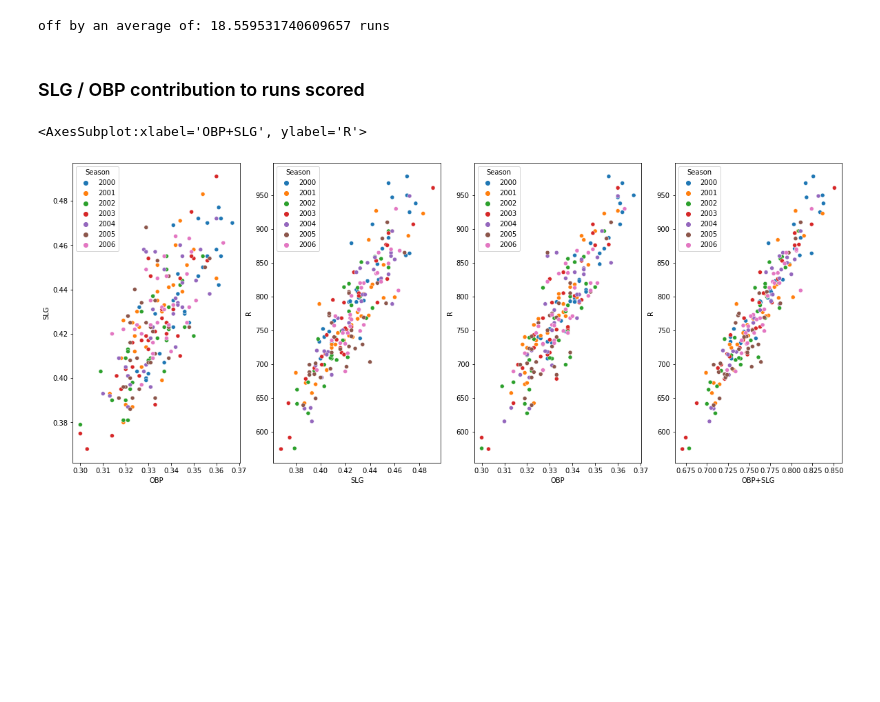
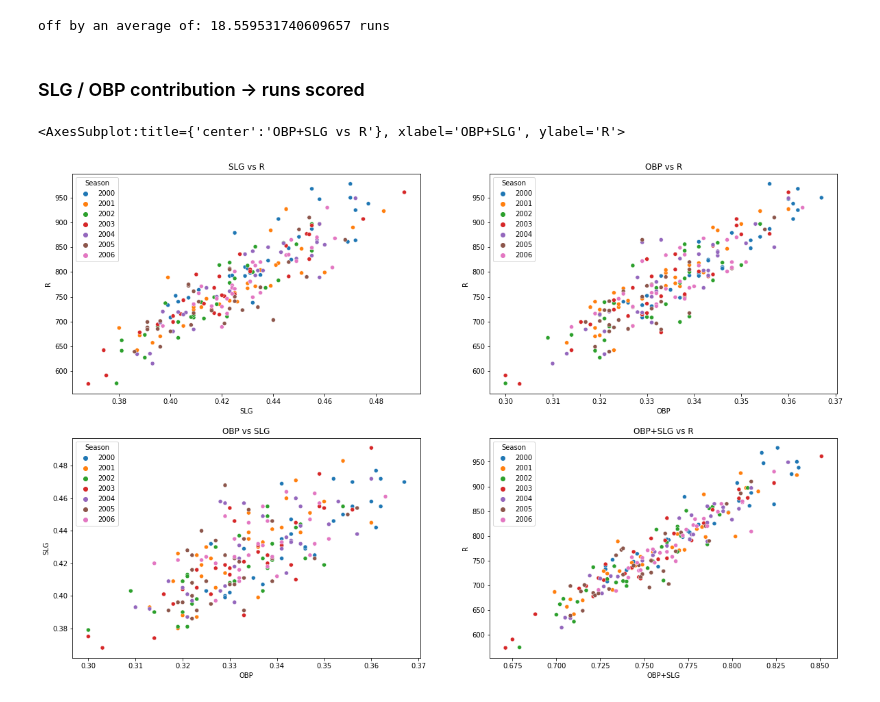
Before and after one commit to dpasse/monte, a Jupyter notebook: workspace/mlb/runs_created_reg.ipynb, the cells around one changed output. Drawn from its saved outputs; the diff is of its cells as text; code cells hidden in the pictures; blank space fills up the shorter version.

```diff
--- a/workspace/mlb/runs_created_reg.ipynb
+++ b/workspace/mlb/runs_created_reg.ipynb
@@ -186,17 +186,24 @@ print('off by an average of:', df_pred.ABS_DIFF.mean(), 'runs')
 # %% [output]
 off by an average of: 18.559531740609657 runs
 # %% [markdown]
-### SLG / OBP contribution to runs scored
+### SLG / OBP contribution -> runs scored
-# %%
-fig, axes = plt.subplots(1, 4, figsize=(20, 8))
-
-sns.scatterplot(ax=axes[0], data=df, x='OBP', y='SLG', hue='Season')
-sns.scatterplot(ax=axes[1], data=df, x='SLG', y='R', hue='Season')
-sns.scatterplot(ax=axes[2], data=df, x='OBP', y='R', hue='Season')
-sns.scatterplot(ax=axes[3], data=df, x='OBP+SLG', y='R', hue='Season')
-# %% [output]
-<AxesSubplot:xlabel='OBP+SLG', ylabel='R'>
-[figure, removed]
+# %%
+fig, axes = plt.subplots(2, 2, figsize=(20, 13))
+
+axes[0, 0].set_title('SLG vs R')
+sns.scatterplot(ax=axes[0, 0], data=df, x='SLG', y='R', hue='Season')
+
+axes[0, 1].set_title('OBP vs R')
+sns.scatterplot(ax=axes[0, 1], data=df, x='OBP', y='R', hue='Season')
+
+axes[1, 0].set_title('OBP vs SLG')
+sns.scatterplot(ax=axes[1, 0], data=df, x='OBP', y='SLG', hue='Season')
+
+axes[1, 1].set_title('OBP+SLG vs R')
+sns.scatterplot(ax=axes[1, 1], data=df, x='OBP+SLG', y='R', hue='Season')
+# %% [output]
+<AxesSubplot:title={'center':'OBP+SLG vs R'}, xlabel='OBP+SLG', ylabel='R'>
+[figure, added]
 # %%
 def setup_model(df, columns):
     y = df[target]
```
Also changed, not shown: parts of 1 cell of this notebook.
